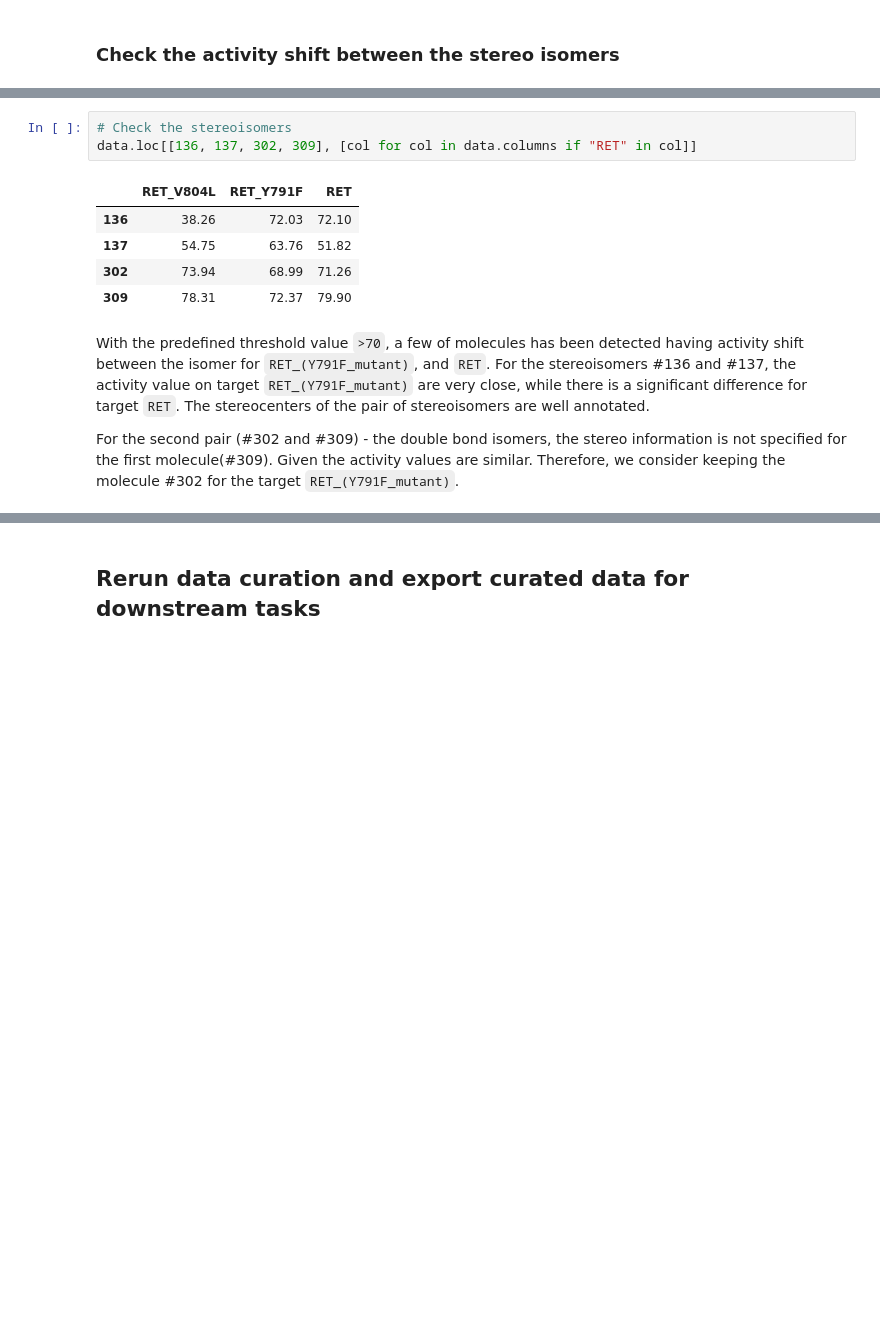
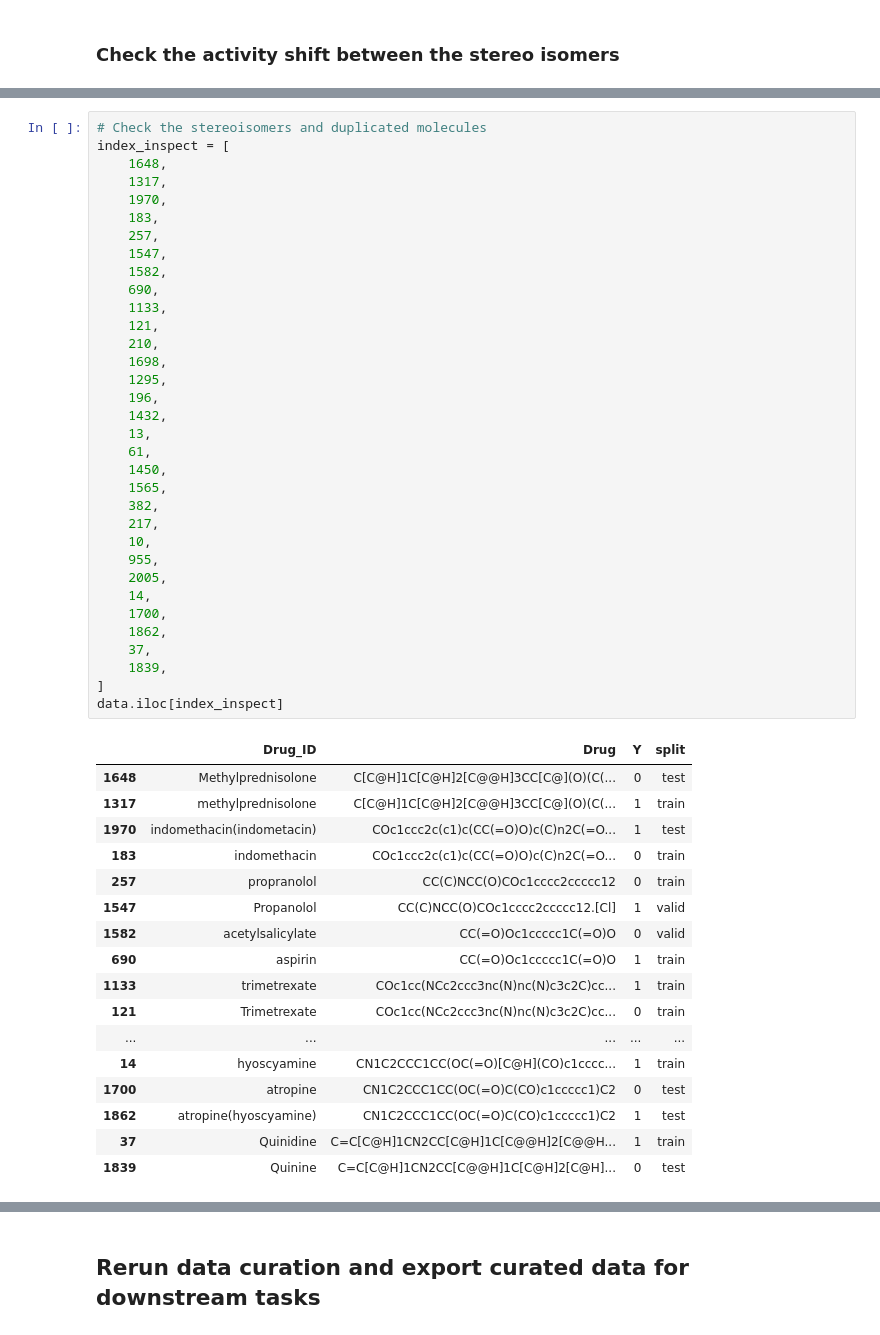
Before and after one commit to polaris-hub/polaris-recipes, a Jupyter notebook: org-Polaris/tdc/bbb_martins/01.data_curation.ipynb, the cells around one changed output, grey strips where cells are left out. Cells and saved outputs as stored; diff of their text form; blank space fills up the shorter version.

```diff
--- a/org-Polaris/tdc/bbb_martins/01.data_curation.ipynb
+++ b/org-Polaris/tdc/bbb_martins/01.data_curation.ipynb
@@ -137,15 +152,52 @@ data_inspection.describe(include="all")
 # %%
-# Check the stereoisomers
-data.loc[[136, 137, 302, 309], [col for col in data.columns if "RET" in col]]
+# Check the stereoisomers and duplicated molecules
+index_inspect = [
+    1648,
+    1317,
+    1970,
+    183,
+    257,
+    1547,
+    1582,
+    690,
+    1133,
+    121,
+    210,
+    1698,
+    1295,
+    196,
+    1432,
+    13,
+    61,
+    1450,
+    1565,
+    382,
+    217,
+    10,
+    955,
+    2005,
+    14,
+    1700,
+    1862,
+    37,
+    1839,
+]
+data.iloc[index_inspect]
 # %% [output]
-|  | RET_V804L | RET_Y791F | RET |
-| 136 | 38.26 | 72.03 | 72.10 |
-| 137 | 54.75 | 63.76 | 51.82 |
-| 302 | 73.94 | 68.99 | 71.26 |
-| 309 | 78.31 | 72.37 | 79.90 |
+|  | Drug_ID | Drug | Y | split |
+| 1648 | Methylprednisolone | C[C@H]1C[C@H]2[C@@H]3CC[C@](O)(C(... | 0 | test |
+| 1317 | methylprednisolone | C[C@H]1C[C@H]2[C@@H]3CC[C@](O)(C(... | 1 | train |
+| 1970 | indomethacin(indometacin) | COc1ccc2c(c1)c(CC(=O)O)c(C)n2C(=O... | 1 | test |
+| 183 | indomethacin | COc1ccc2c(c1)c(CC(=O)O)c(C)n2C(=O... | 0 | train |
+| 257 | propranolol | CC(C)NCC(O)COc1cccc2ccccc12 | 0 | train |
+| 1547 | Propanolol | CC(C)NCC(O)COc1cccc2ccccc12.[Cl] | 1 | valid |
+| 1582 | acetylsalicylate | CC(=O)Oc1ccccc1C(=O)O | 0 | valid |
+| 690 | aspirin | CC(=O)Oc1ccccc1C(=O)O | 1 | train |
+| 1133 | trimetrexate | COc1cc(NCc2ccc3nc(N)nc(N)c3c2C)cc... | 1 | train |
+| 121 | Trimetrexate | COc1cc(NCc2ccc3nc(N)nc(N)c3c2C)cc... | 0 | train |
+| ... | ... | ... | ... | ... |
+| 14 | hyoscyamine | CN1C2CCC1CC(OC(=O)[C@H](CO)c1cccc... | 1 | train |
+| 1700 | atropine | CN1C2CCC1CC(OC(=O)C(CO)c1ccccc1)C2 | 0 | test |
+| 1862 | atropine(hyoscyamine) | CN1C2CCC1CC(OC(=O)C(CO)c1ccccc1)C2 | 1 | test |
+| 37 | Quinidine | C=C[C@H]1CN2CC[C@H]1C[C@@H]2[C@@H... | 1 | train |
+| 1839 | Quinine | C=C[C@H]1CN2CC[C@@H]1C[C@H]2[C@H]... | 0 | test |
-# %% [markdown]
-With the predefined threshold value `>70`, a few of molecules has been detected having activity shift between the isomer for `RET_(Y791F_mutant)`, and `RET`.
-For the stereoisomers #136 and #137, the activity value on target `RET_(Y791F_mutant)` are very close, while there is a significant difference for target `RET`. The stereocenters of the pair of stereoisomers are well annotated.
-
-
-For the second pair (#302 and #309) - the double bond isomers, the stereo information is not specified for the first molecule(#309). Given the activity values are similar. Therefore, we consider keeping the molecule #302 for the target `RET_(Y791F_mutant)`.
```
Also changed, not shown: parts of 18 cells of this notebook.
